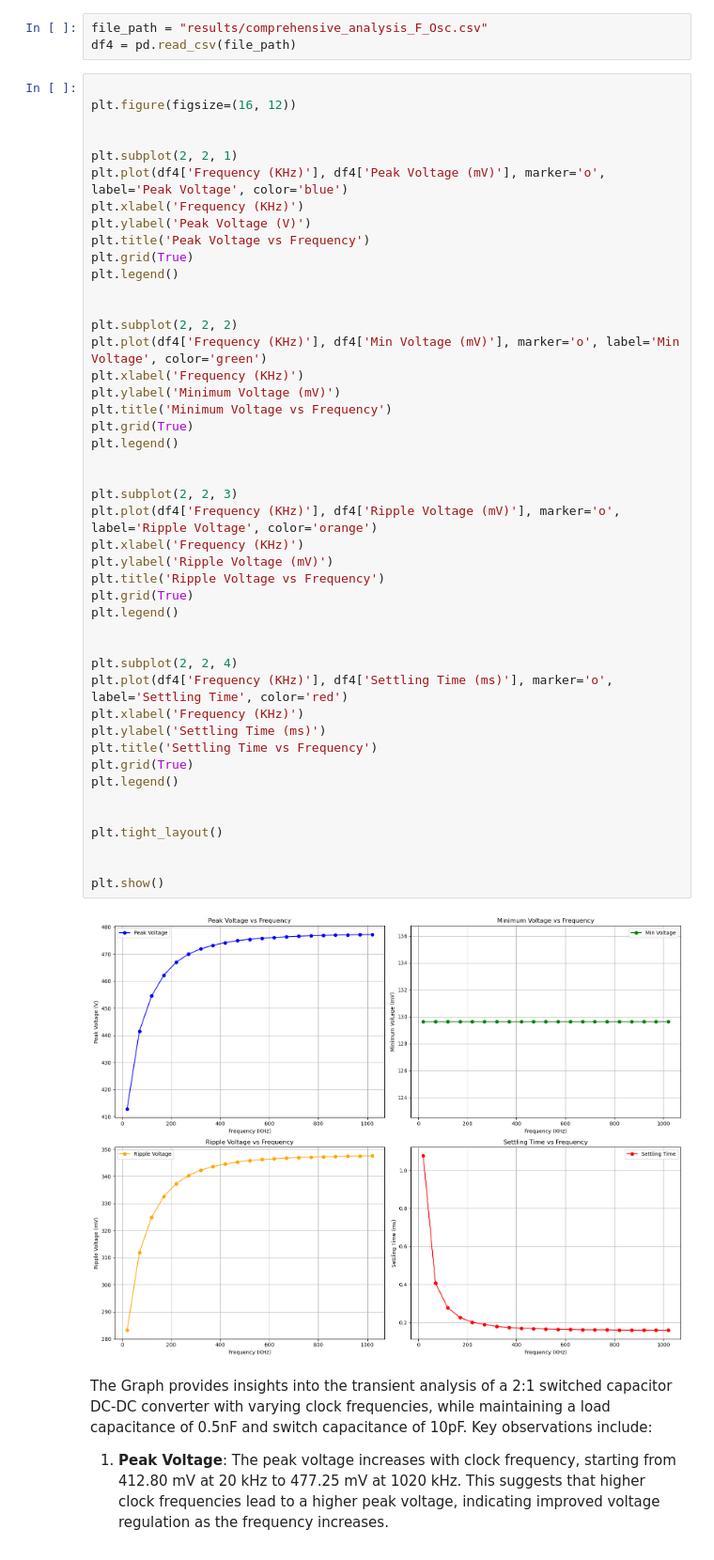
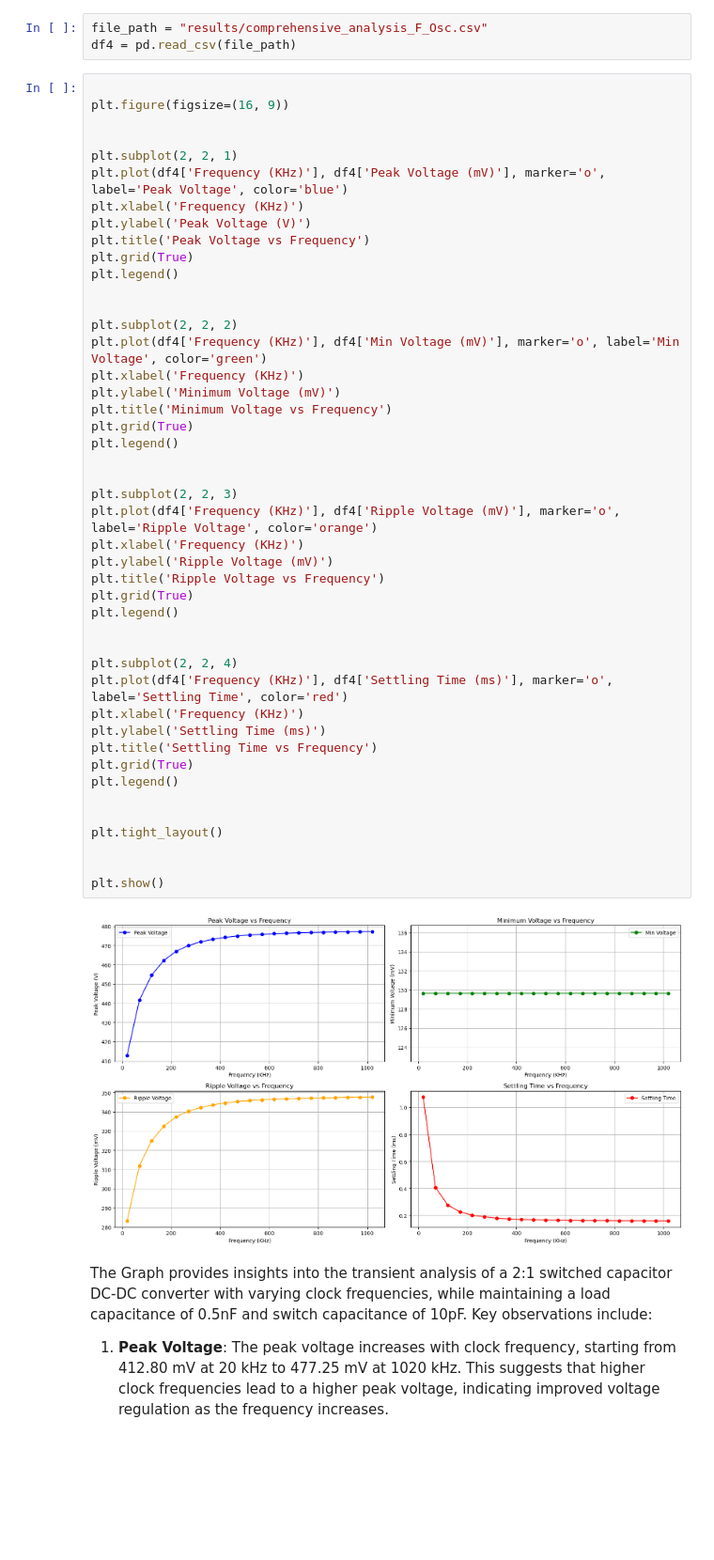
Before and after one commit to imran-nazir0011/minor-project-7th-sem, a Jupyter notebook: transient_analysis.ipynb, the cells around one changed output. Shown at 94% size. Drawn from its saved outputs; the diff is of its cells as text; blank space fills up the shorter version.

```diff
--- a/transient_analysis.ipynb
+++ b/transient_analysis.ipynb
@@ -294,7 +294,7 @@ file_path = "results/comprehensive_analysis_F_Osc.csv"
 df4 = pd.read_csv(file_path)
 # %%
 
-plt.figure(figsize=(16, 12))
+plt.figure(figsize=(16, 9))
 
 
 plt.subplot(2, 2, 1)
@@ -311,34 +311,34 @@ plt.plot(df4['Frequency (KHz)'], df4['Min Voltage (mV)'], marker='o', label='Min
 plt.xlabel('Frequency (KHz)')
 plt.ylabel('Minimum Voltage (mV)')
 plt.title('Minimum Voltage vs Frequency')
 plt.grid(True)
 plt.legend()
 
 
 plt.subplot(2, 2, 3)
 plt.plot(df4['Frequency (KHz)'], df4['Ripple Voltage (mV)'], marker='o', label='Ripple Voltage', color='orange')
 plt.xlabel('Frequency (KHz)')
 plt.ylabel('Ripple Voltage (mV)')
 plt.title('Ripple Voltage vs Frequency')
 plt.grid(True)
 plt.legend()
 
 
 plt.subplot(2, 2, 4)
 plt.plot(df4['Frequency (KHz)'], df4['Settling Time (ms)'], marker='o', label='Settling Time', color='red')
 plt.xlabel('Frequency (KHz)')
 plt.ylabel('Settling Time (ms)')
 plt.title('Settling Time vs Frequency')
 plt.grid(True)
 plt.legend()
 
 
 plt.tight_layout()
 
 
 plt.show()
 # %% [output]
-[figure, old version]
+[figure, new version]
 # %% [markdown]
 The Graph provides insights into the transient analysis of a 2:1 switched capacitor DC-DC converter with varying clock frequencies, while maintaining a load capacitance of 0.5nF and switch capacitance of 10pF. Key observations include:
 
```
Also changed, not shown: parts of 6 cells of this notebook.
